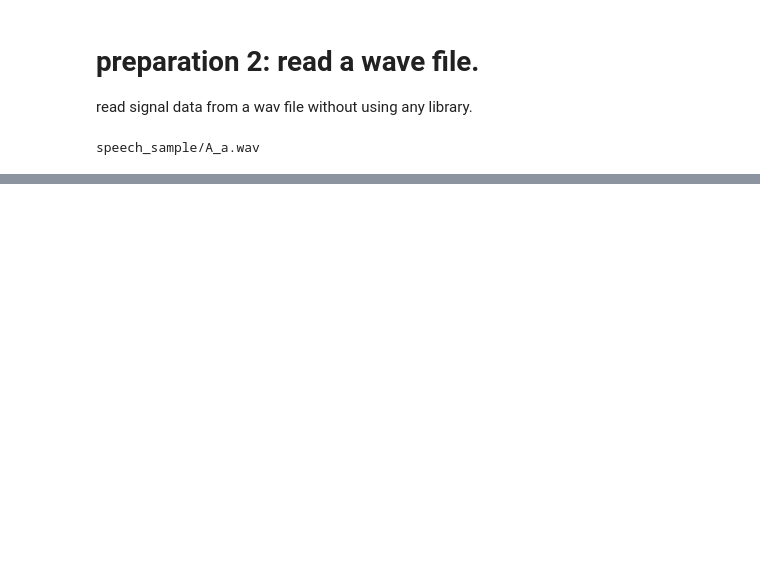
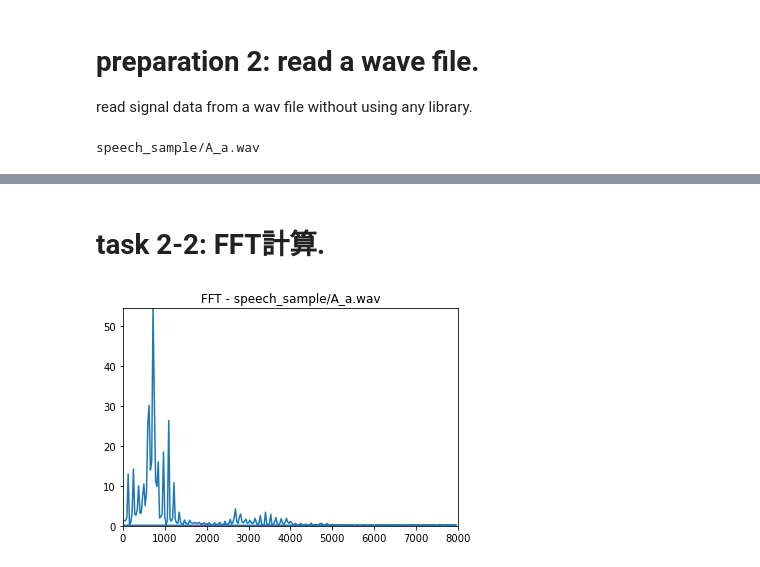
Before and after one commit to yemaozi88/speech_recognition_1, a Jupyter notebook: B3_1_takkan.ipynb, the cells around one changed output, grey strips where cells are left out. Drawn from its saved outputs; the diff is of its cells as text; code cells hidden in the pictures; blank space fills up the shorter version.

```diff
--- a/B3_1_takkan.ipynb
+++ b/B3_1_takkan.ipynb
@@ -72,0 +124,17 @@ plt.show()
+# %% [markdown]
+# task 2-2: FFT計算.
+# %%
+d = 1.0 / fs
+size = 512
+
+fft_data = np.fft.fft(wave_data[0:0 + size])
+frq = np.fft.fftfreq(size,d)
+
+plt.subplot(1,1,1)
+plt.title("FFT - " + wav_file)
+plt.plot(frq,abs(fft_data))
+plt.axis([0,fs/2,0,max(abs(fft_data))])
+
+plt.show()
+# %% [output]
+[figure, added]
```
Also changed, not shown: parts of 11 cells of this notebook.
